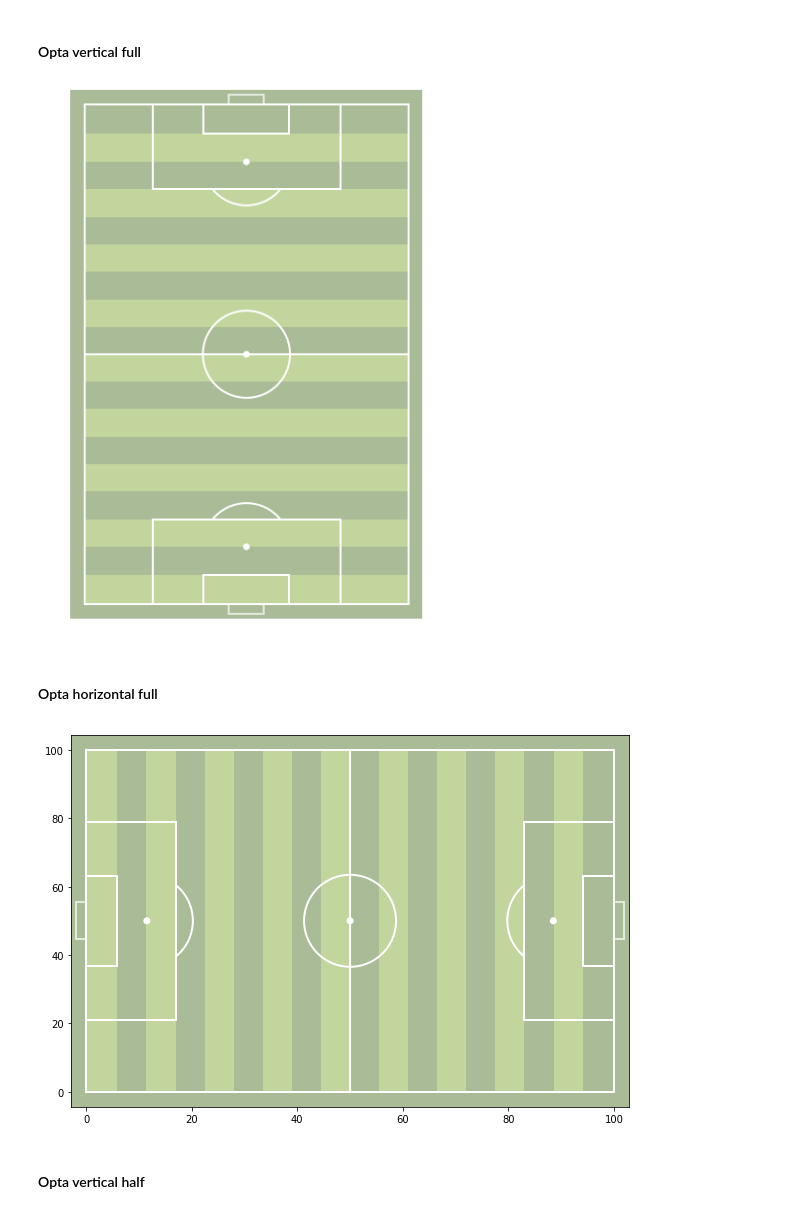
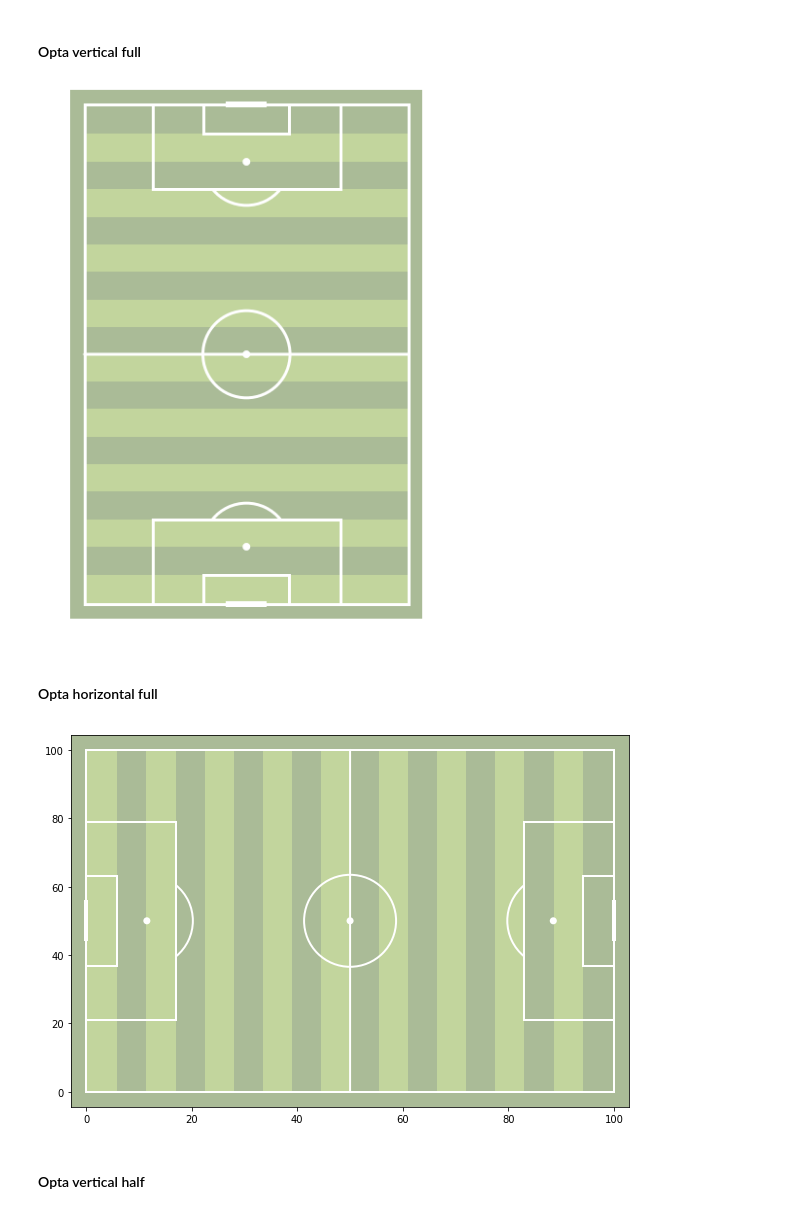
Before and after one commit to andrewRowlinson/mplsoccer, a Jupyter notebook: fbplot/Pitch.ipynb, the cells around one changed output. Cells and saved outputs as stored; diff of their text form; code cells hidden in the pictures.

Commit message:
added support for goals as bars rather than boxes

```diff
--- a/fbplot/Pitch.ipynb
+++ b/fbplot/Pitch.ipynb
@@ -528,18 +528,20 @@ class FootballPitch(builtins.object)
 # %% [markdown]
 #### Opta vertical full
 # %%
-pitch = FootballPitch(pitch_type='opta',orientation='vertical',view='full',layout=(1,1),figsize=(10,10),stripe=True)
+pitch = FootballPitch(pitch_type='opta',orientation='vertical',view='full',layout=(1,1),figsize=(10,10),stripe=True,
+                      goal_type='bar',linewidth=3)
 ax = pitch.draw()
 #ax[0].plot([39.56,39.56],[0,100])
 # %% [output]
-[figure, old version]
+[figure, new version]
 # %% [markdown]
 #### Opta horizontal full
 # %%
-pitch = FootballPitch(pitch_type='opta',orientation='horizontal',view='full',layout=(1,1),figsize=(10,10),stripe=True,axis='on')
+pitch = FootballPitch(pitch_type='opta',orientation='horizontal',view='full',layout=(1,1),figsize=(10,10),stripe=True,axis='on',
+                     goal_type='bar')
 ax = pitch.draw()
 # %% [output]
-[figure, old version]
+[figure, new version]
 # %% [markdown]
 #### Opta vertical half
 # %%
```
Also changed, not shown: parts of 20 cells of this notebook.
